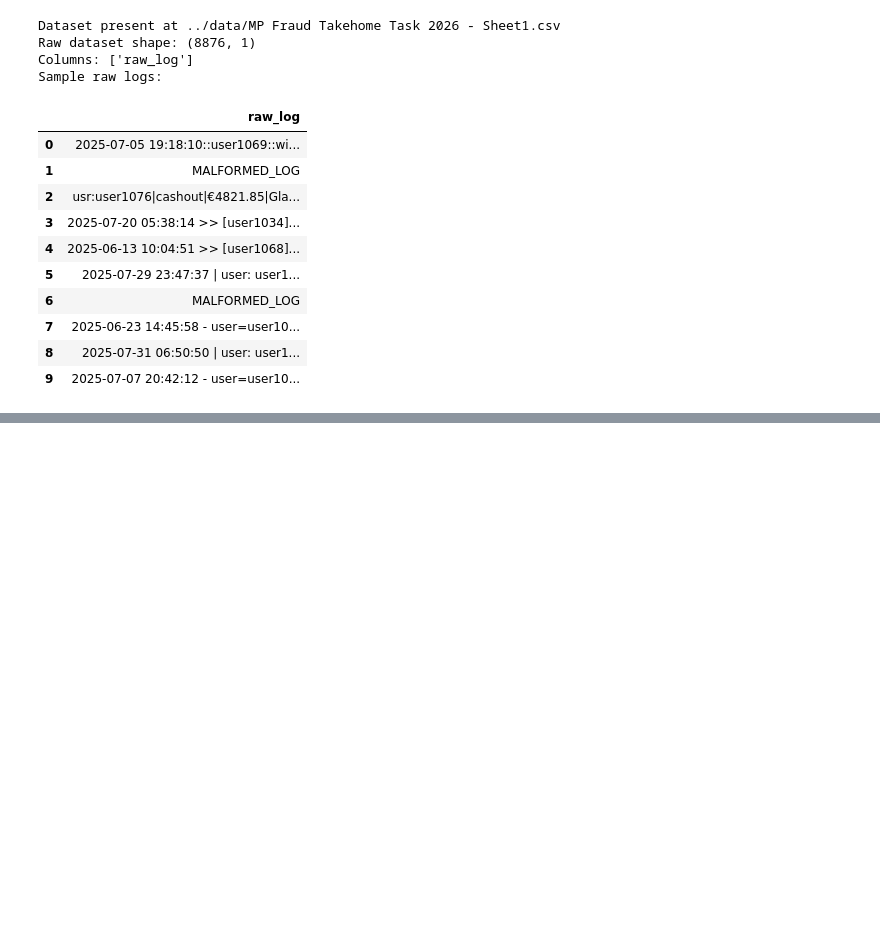
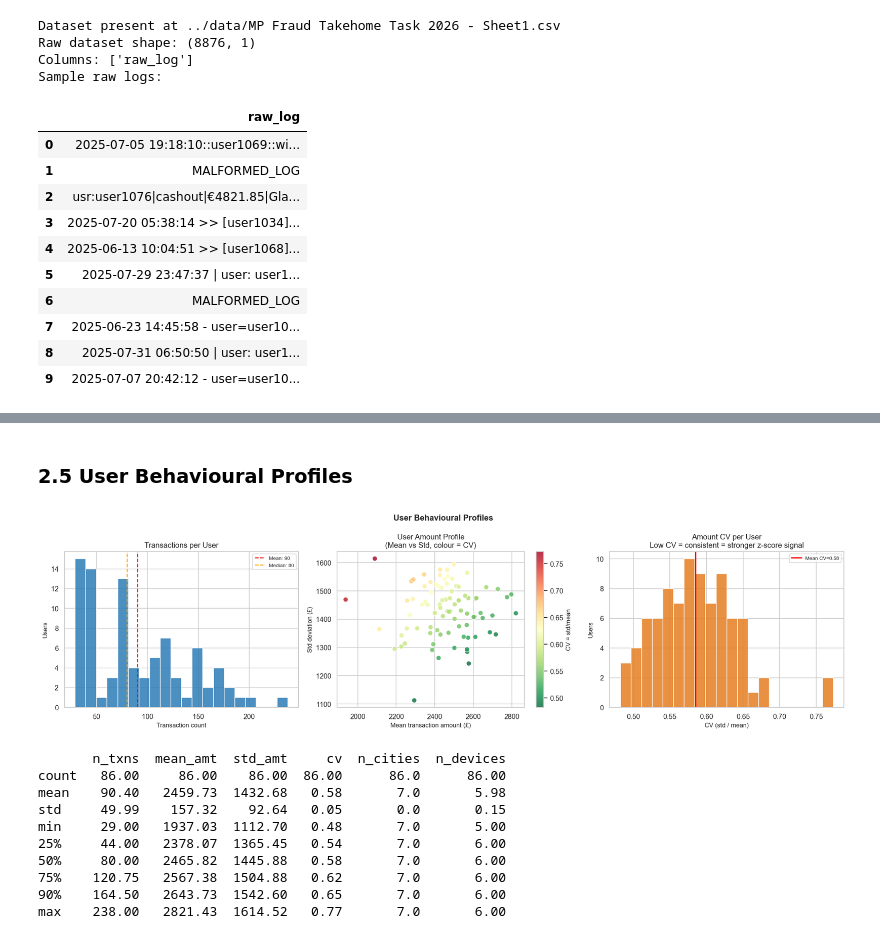
Before and after one commit to ash-iitbhu/fraud_detection, a Jupyter notebook: notebooks/fraud_detection.ipynb, the cells around one changed output, grey strips where cells are left out. Drawn from its saved outputs; the diff is of its cells as text; code cells hidden in the pictures; blank space fills up the shorter version.

```diff
--- a/notebooks/fraud_detection.ipynb
+++ b/notebooks/fraud_detection.ipynb
@@ -350,0 +420,59 @@ max    238.00  2821.43  1614.52  4998.25   0.77
+# %% [markdown]
+### 2.5 User Behavioural Profiles
+# %%
+user_stats = clean.groupby("user_id").agg(
+    n_txns    = ("amount",   "count"),
+    mean_amt  = ("amount",   "mean"),
+    std_amt   = ("amount",   "std"),
+    n_cities  = ("city",     lambda x: x[x!="UNKNOWN"].nunique()),
+    n_devices = ("device",   lambda x: x[x!="UNKNOWN"].nunique()),
+).reset_index()
+user_stats["cv"] = user_stats["std_amt"] / user_stats["mean_amt"]
+
+fig, axes = plt.subplots(1, 3, figsize=(18, 5))
+
+axes[0].hist(user_stats["n_txns"], bins=20, color="#2c7bb6", edgecolor="white", alpha=0.85)
+axes[0].axvline(user_stats["n_txns"].mean(),   color="red",    linestyle="--",
+                label=f"Mean: {user_stats['n_txns'].mean():.0f}")
+axes[0].axvline(user_stats["n_txns"].median(), color="orange", linestyle="--",
+                label=f"Median: {user_stats['n_txns'].median():.0f}")
+axes[0].set_title("Transactions per User")
+axes[0].set_xlabel("Transaction count")
+axes[0].set_ylabel("Users")
+axes[0].legend(fontsize=8)
+
+sc = axes[1].scatter(user_stats["mean_amt"], user_stats["std_amt"],
+                     c=user_stats["cv"], cmap="RdYlGn_r",
+                     s=60, alpha=0.8, edgecolors="white")
+plt.colorbar(sc, ax=axes[1], label="CV = std/mean")
+axes[1].set_title("User Amount Profile\n(Mean vs Std, colour = CV)")
+axes[1].set_xlabel("Mean transaction amount (£)")
+axes[1].set_ylabel("Std deviation (£)")
+
+axes[2].hist(user_stats["cv"].dropna(), bins=20,
+             color="#e67e22", edgecolor="white", alpha=0.85)
+axes[2].axvline(user_stats["cv"].mean(), color="red", linestyle="-", linewidth=2,
+                label=f"Mean CV={user_stats['cv'].mean():.2f}")
+axes[2].set_title("Amount CV per User\nLow CV = consistent = stronger z-score signal")
+axes[2].set_xlabel("CV (std / mean)")
+axes[2].set_ylabel("Users")
+axes[2].legend(fontsize=8)
+
+plt.suptitle("User Behavioural Profiles", fontsize=13, fontweight="bold")
+plt.tight_layout()
+plt.show()
+
+print(user_stats[["n_txns","mean_amt","std_amt","cv","n_cities","n_devices"]].describe(
+    percentiles=[.25,.50,.75,.90]).round(2))
+# %% [output]
+[figure, added]
+       n_txns  mean_amt  std_amt     cv  n_cities  n_devices
+count   86.00     86.00    86.00  86.00      86.0      86.00
+mean    90.40   2459.73  1432.68   0.58       7.0       5.98
+std     49.99    157.32    92.64   0.05       0.0       0.15
+min     29.00   1937.03  1112.70   0.48       7.0       5.00
+25%     44.00   2378.07  1365.45   0.54       7.0       6.00
+50%     80.00   2465.82  1445.88   0.58       7.0       6.00
+75%    120.75   2567.38  1504.88   0.62       7.0       6.00
+90%    164.50   2643.73  1542.60   0.65       7.0       6.00
+max    238.00   2821.43  1614.52   0.77       7.0       6.00
```
Also changed, not shown: parts of 126 cells of this notebook, 27 other files.
